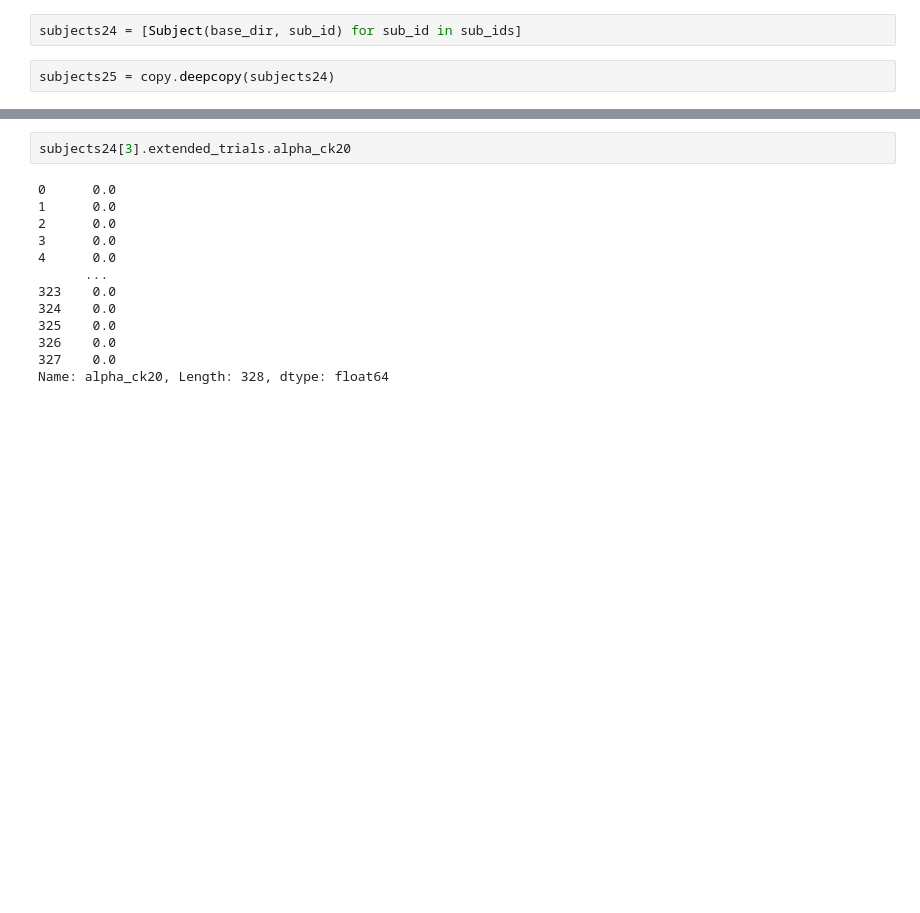
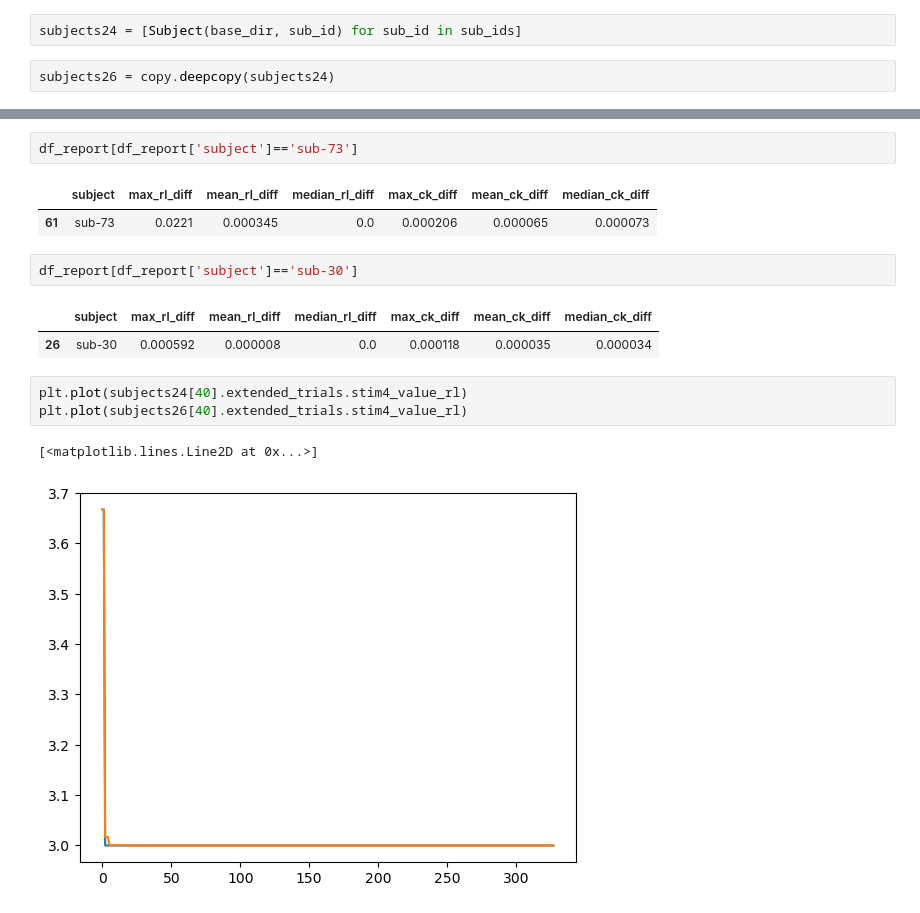
Before and after one commit to hugofluhr/learning-habits-analysis, a Jupyter notebook: notebooks/compare_new_modeling_data.ipynb, the cells around one changed output, grey strips where cells are left out. Drawn from its saved outputs; the diff is of its cells as text; blank space fills up the shorter version.

```diff
--- a/notebooks/compare_new_modeling_data.ipynb
+++ b/notebooks/compare_new_modeling_data.ipynb
@@ -11,7 +12,7 @@ sub_ids = load_participant_list(base_dir)
 # %%
 subjects24 = [Subject(base_dir, sub_id) for sub_id in sub_ids]
 # %%
-subjects25 = copy.deepcopy(subjects24)
+subjects26 = copy.deepcopy(subjects24)
 # %%
 # load modeling data
 modeling24_dir = 'modeling_data/2024-09-27'
@@ -98,15 +99,16 @@ Subjects with any CK diff above threshold:
-# %%
-subjects24[3].extended_trials.alpha_ck20
-# %% [output]
-0      0.0
-1      0.0
-2      0.0
-3      0.0
-4      0.0
-      ...
-323    0.0
-324    0.0
-325    0.0
-326    0.0
-327    0.0
-Name: alpha_ck20, Length: 328, dtype: float64
+# %%
+df_report[df_report['subject']=='sub-73']
+# %% [output]
+|  | subject | max_rl_diff | mean_rl_diff | median_rl_diff | max_ck_diff | mean_ck_diff | median_ck_diff |
+| 61 | sub-73 | 0.0221 | 0.000345 | 0.0 | 0.000206 | 0.000065 | 0.000073 |
+# %%
+df_report[df_report['subject']=='sub-30']
+# %% [output]
+|  | subject | max_rl_diff | mean_rl_diff | median_rl_diff | max_ck_diff | mean_ck_diff | median_ck_diff |
+| 26 | sub-30 | 0.000592 | 0.000008 | 0.0 | 0.000118 | 0.000035 | 0.000034 |
+# %%
+plt.plot(subjects24[40].extended_trials.stim4_value_rl)
+plt.plot(subjects26[40].extended_trials.stim4_value_rl)
+# %% [output]
+[<matplotlib.lines.Line2D at 0x...>]
+[figure, added]
```
Also changed, not shown: parts of 3 cells of this notebook, 1 other file.
